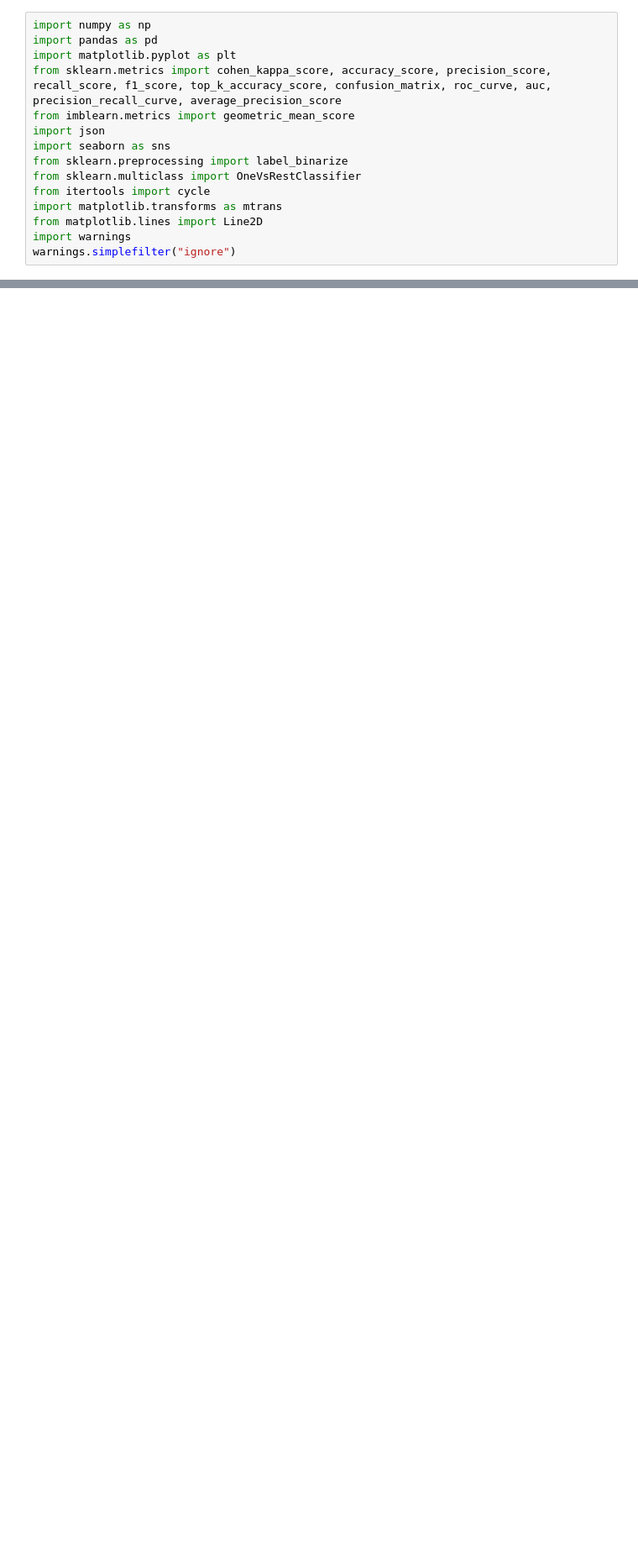
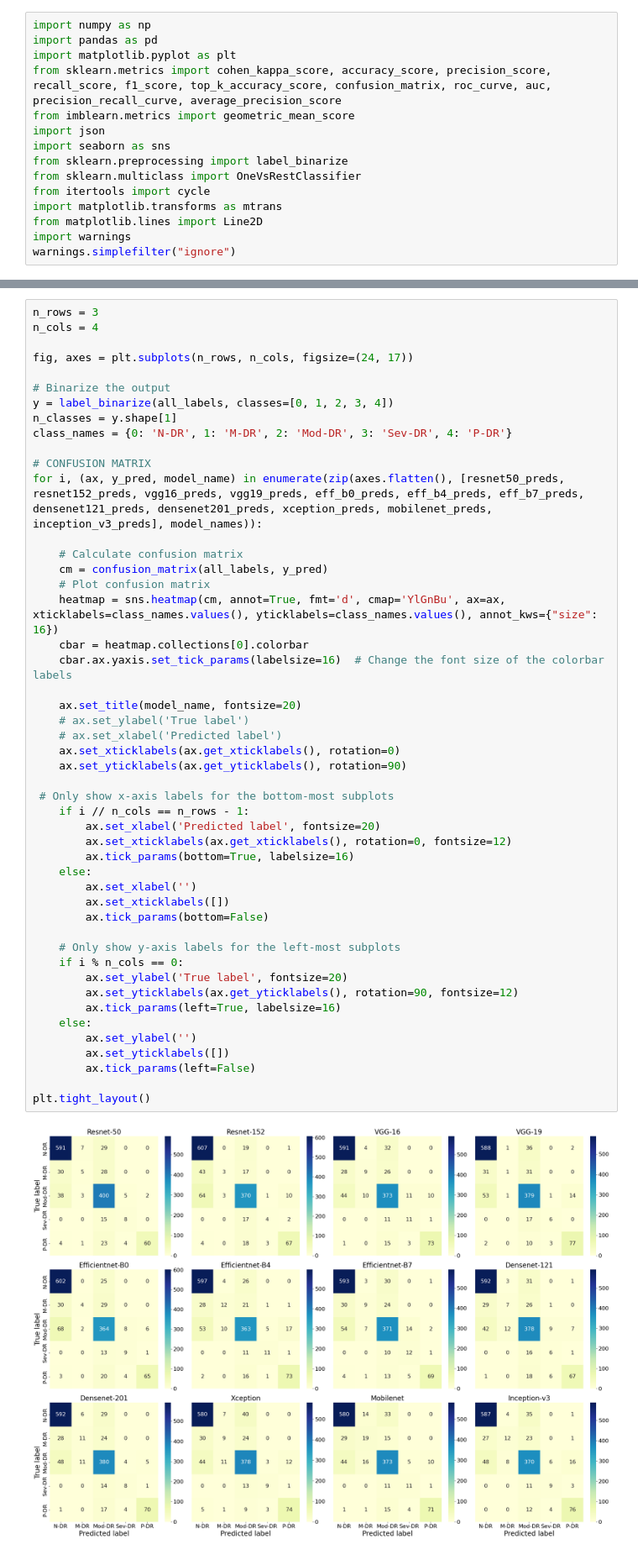
Before and after one commit to Aarsh-2101/Diabetic-Retinopathy-Detection, a Jupyter notebook: Paper 1/Graphs.ipynb, the cells around one changed output, grey strips where cells are left out. Shown at 84% size. Drawn from its saved outputs; the diff is of its cells as text; blank space fills up the shorter version.

Commit message:
add more models, changes on model, team page

```diff
--- a/Paper 1/Graphs.ipynb
+++ b/Paper 1/Graphs.ipynb
@@ -333,0 +299,50 @@ results
+# %%
+n_rows = 3
+n_cols = 4
+
+fig, axes = plt.subplots(n_rows, n_cols, figsize=(24, 17))
+
+# Binarize the output
+y = label_binarize(all_labels, classes=[0, 1, 2, 3, 4])
+n_classes = y.shape[1]
+class_names = {0: 'N-DR', 1: 'M-DR', 2: 'Mod-DR', 3: 'Sev-DR', 4: 'P-DR'}
+
+# CONFUSION MATRIX
+for i, (ax, y_pred, model_name) in enumerate(zip(axes.flatten(), [resnet50_preds, resnet152_preds, vgg16_preds, vgg19_preds, eff_b0_preds, eff_b4_preds, eff_b7_preds, densenet121_preds, densenet201_preds, xception_preds, mobilenet_preds, inception_v3_preds], model_names)):
+
+    # Calculate confusion matrix
+    cm = confusion_matrix(all_labels, y_pred)
+    # Plot confusion matrix
+    heatmap = sns.heatmap(cm, annot=True, fmt='d', cmap='YlGnBu', ax=ax, xticklabels=class_names.values(), yticklabels=class_names.values(), annot_kws={"size": 16})
+    cbar = heatmap.collections[0].colorbar
+    cbar.ax.yaxis.set_tick_params(labelsize=16)  # Change the font size of the colorbar labels
+
+    ax.set_title(model_name, fontsize=20)
+    # ax.set_ylabel('True label')
+    # ax.set_xlabel('Predicted label')
+    ax.set_xticklabels(ax.get_xticklabels(), rotation=0)
+    ax.set_yticklabels(ax.get_yticklabels(), rotation=90)
+
+ # Only show x-axis labels for the bottom-most subplots
+    if i // n_cols == n_rows - 1:
+        ax.set_xlabel('Predicted label', fontsize=20)
+        ax.set_xticklabels(ax.get_xticklabels(), rotation=0, fontsize=12)
+        ax.tick_params(bottom=True, labelsize=16)
+    else:
+        ax.set_xlabel('')
+        ax.set_xticklabels([])
+        ax.tick_params(bottom=False)
+
+    # Only show y-axis labels for the left-most subplots
+    if i % n_cols == 0:
+        ax.set_ylabel('True label', fontsize=20)
+        ax.set_yticklabels(ax.get_yticklabels(), rotation=90, fontsize=12)
+        ax.tick_params(left=True, labelsize=16)
+    else:
+        ax.set_ylabel('')
+        ax.set_yticklabels([])
+        ax.tick_params(left=False)
+
+plt.tight_layout()
+# %% [output]
+[figure, added]
```
Also changed, not shown: parts of 11 cells of this notebook, 32 other files.
